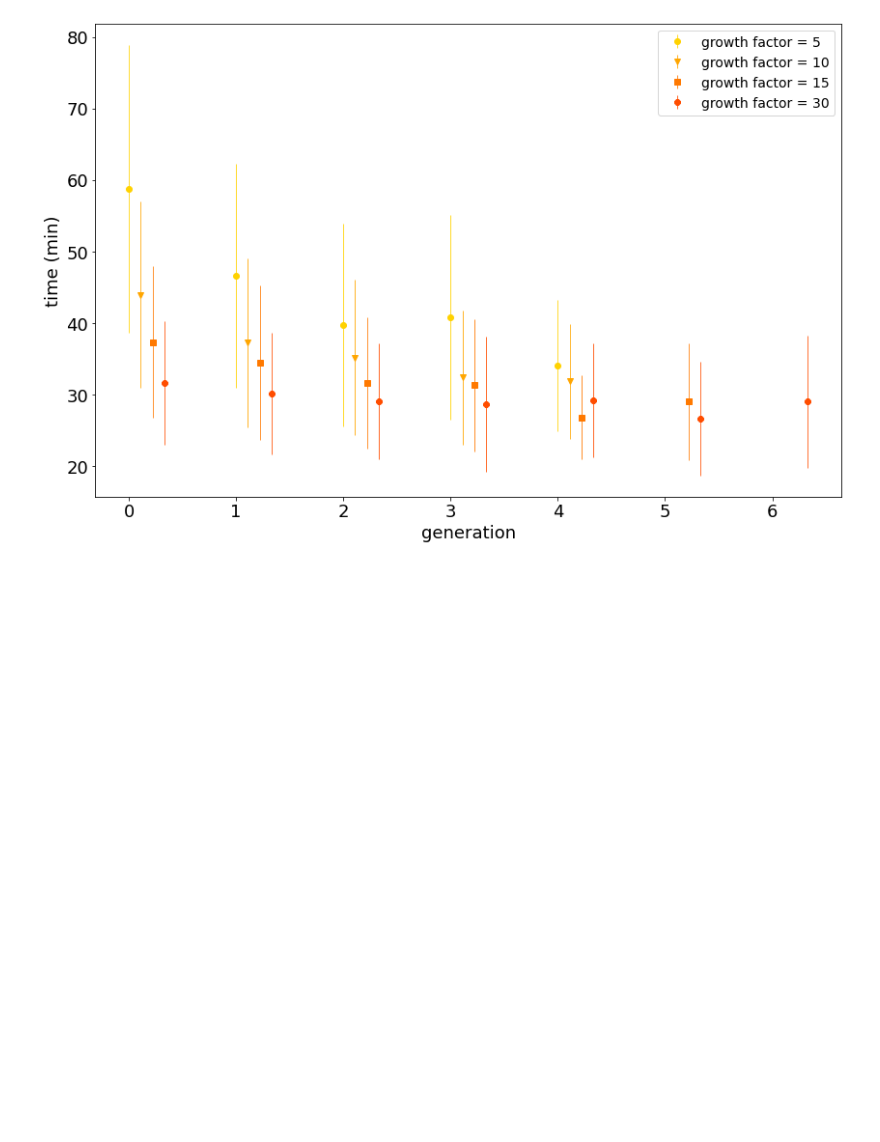
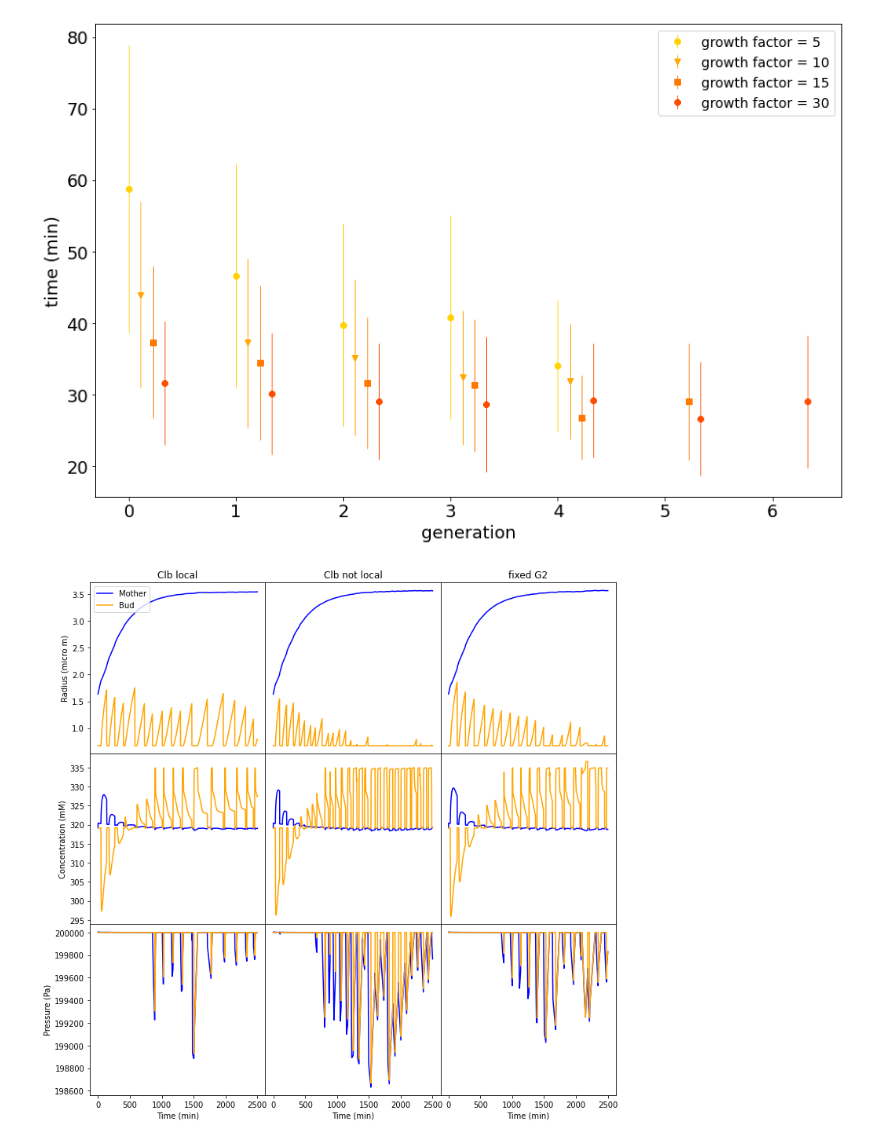
Before and after one commit to LPolczynski/Bachelor_Thesis, a Jupyter notebook: jupyter/thesis/main_model.ipynb, the cells around one changed output. Cells and saved outputs as stored; diff of their text form; code cells hidden in the pictures; blank space fills up the shorter version.

```diff
--- a/jupyter/thesis/main_model.ipynb
+++ b/jupyter/thesis/main_model.ipynb
@@ -1453,3 +1690,10 @@ labels=['growth factor = 5','growth factor = 10','growth factor = 15','growth fa
 plot_G1_growth(dires,labels,save_dir)
 # %% [output]
 [figure]
+# %%
+dires = ['./MM/coupled-growth-10-2500/','./MM_CLBnoLOC/coupled-growth-10-2500/','./MM_noCLB/coupled-growth-10-2500/']
+save_dir = './'
+labels=['Clb local', 'Clb not local','fixed G2']
+plot_coupled_sim(dires,labels,save_dir)
+# %% [output]
+[figure, added]
```
Also changed, not shown: parts of 15 cells of this notebook, 5 other files.
